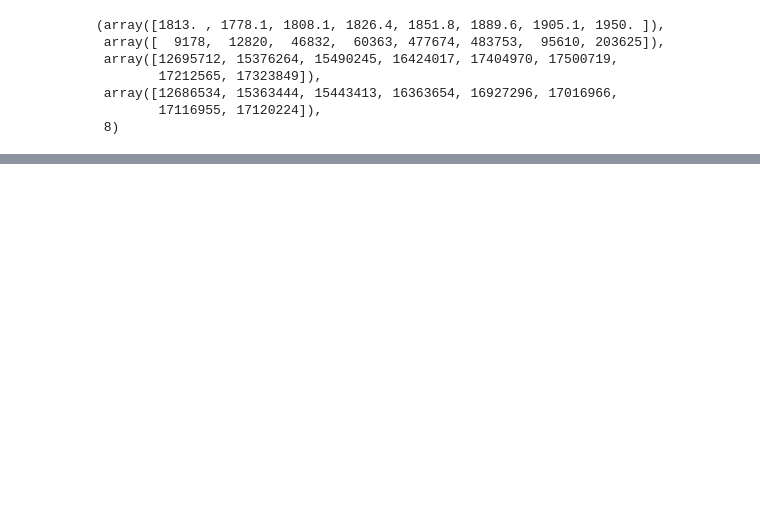
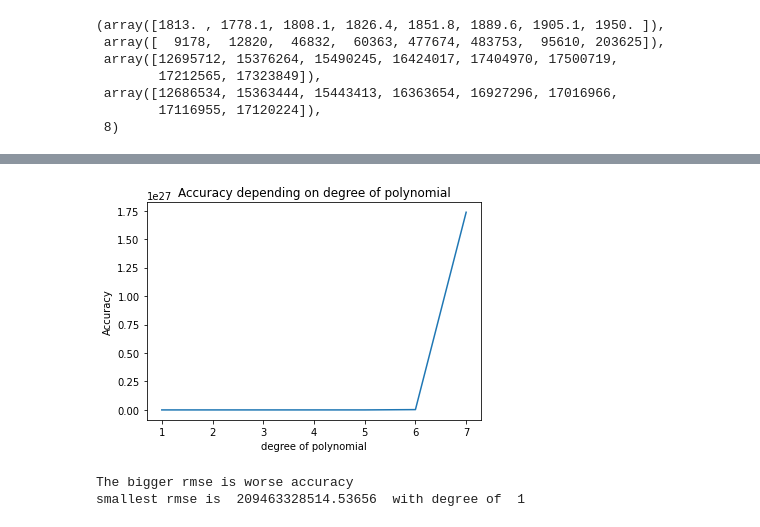
Before and after one commit to ykim879/machine.learning.project, a Jupyter notebook: linear_regression_CO2_EV_NonEV.ipynb, the cells around one changed output, grey strips where cells are left out. Saved outputs shown, nothing was run; the diff lists cells and outputs as text; code cells hidden in the pictures; blank space fills up the shorter version.

Commit message:
update regression

```diff
--- a/linear_regression_CO2_EV_NonEV.ipynb
+++ b/linear_regression_CO2_EV_NonEV.ipynb
@@ -69,0 +96,6 @@ plt.show()
+# %%
+#implementation
+dataarr = dataset.to_numpy()
+x = dataarr[1:, :2]
+y = dataarr[1:, 2]
+x_train, x_test, y_train, y_test = split_data(x,y)
@@ -69,0 +117,39 @@ plt.show()
+# %%
+from sklearn.preprocessing import PolynomialFeatures
+def poly_with_degree(deg, x, y):
+    poly_reg = PolynomialFeatures(degree = deg)
+    X_poly = poly_reg.fit_transform(x)
+    poly_reg.fit(X_poly, y)
+    linear = linear_model.LinearRegression()
+    linear.fit(X_poly,y)
+    return poly_reg,linear
+# %%
+def predict(x_train,y_trian, x_test, deg):
+    poly,linear = poly_with_degree(deg, x_train, y_train)
+    return linear.predict(poly.fit_transform(x_test))
+# %%
+from sklearn.metrics import mean_squared_error
+#implementation
+def report_rmse(min_deg, max_deg):
+    report = {}
+    for d in range(min_deg,max_deg + 1):
+        y_predict = predict(x_train,y_train,x_test,d)
+        report[d] = mean_squared_error(y_test, y_predict)
+    return report
+poly_accuracy = report_rmse(1,7)
+# %%
+def report_accuracy(x,y, independent):
+    plt.plot(x,y)
+    plt.title("Accuracy depending on " + independent)
+    plt.xlabel(independent)
+    plt.ylabel("Accuracy")
+    plt.show()
+#report for dictionary
+report_accuracy(poly_accuracy.keys(), poly_accuracy.values(), "degree of polynomial")
+print("The bigger rmse is worse accuracy")
+min_rmse = min(poly_accuracy, key= poly_accuracy.get)
+print("smallest rmse is ", poly_accuracy[min_rmse], " with degree of ", min_rmse )
+# %% [output]
+[figure, added]
+The bigger rmse is worse accuracy
+smallest rmse is  209463328514.53656  with degree of  1
```
Also changed, not shown: parts of 6 cells of this notebook.
